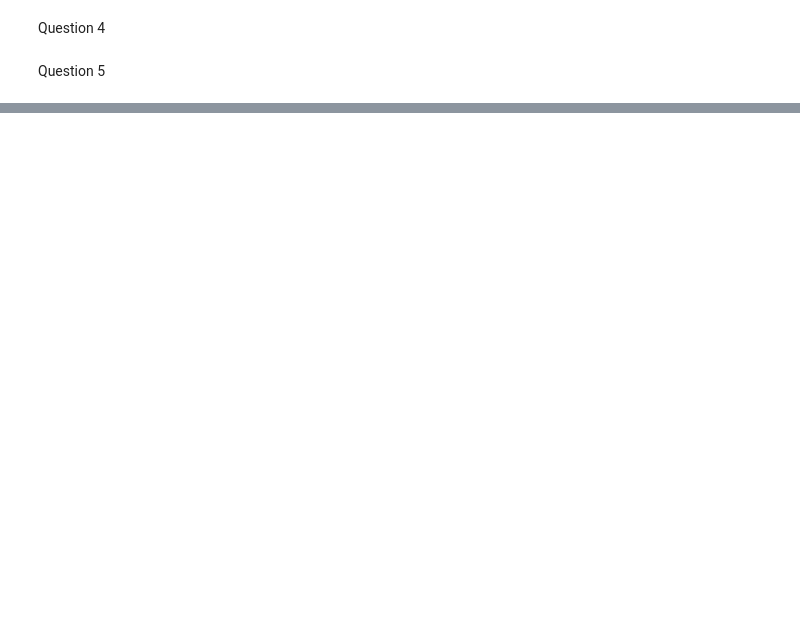
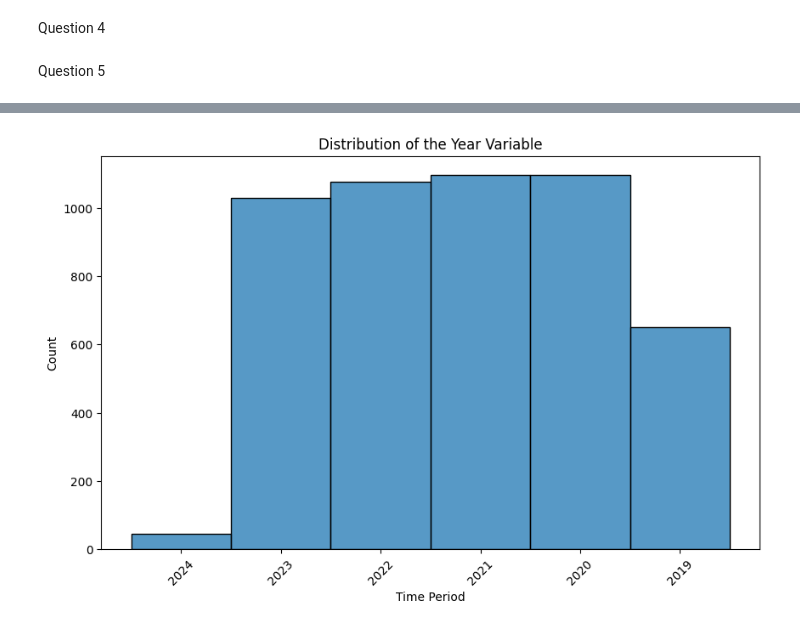
Before and after one commit to EllaThomasson/labs-ds3001, a Jupyter notebook: Lab_Solutions.ipynb, the cells around one changed output, grey strips where cells are left out. Drawn from its saved outputs; the diff is of its cells as text; code cells hidden in the pictures; blank space fills up the shorter version.

```diff
--- a/Lab_Solutions.ipynb
+++ b/Lab_Solutions.ipynb
@@ -17,0 +223,14 @@ Question 5
+# %%
+
+# I think after seeing this graph, it is helpful to now look at the distribution of the year variable within this data.
+
+# Plotting
+plt.figure(figsize=(10, 6))
+sns.histplot(data=df, x='period')
+plt.xticks(rotation=45)
+plt.title('Distribution of the Year Variable')
+plt.xlabel('Time Period')
+plt.ylabel('Count')
+plt.show()
+# %% [output]
+[figure, added]
```
Also changed, not shown: parts of 11 cells of this notebook.
